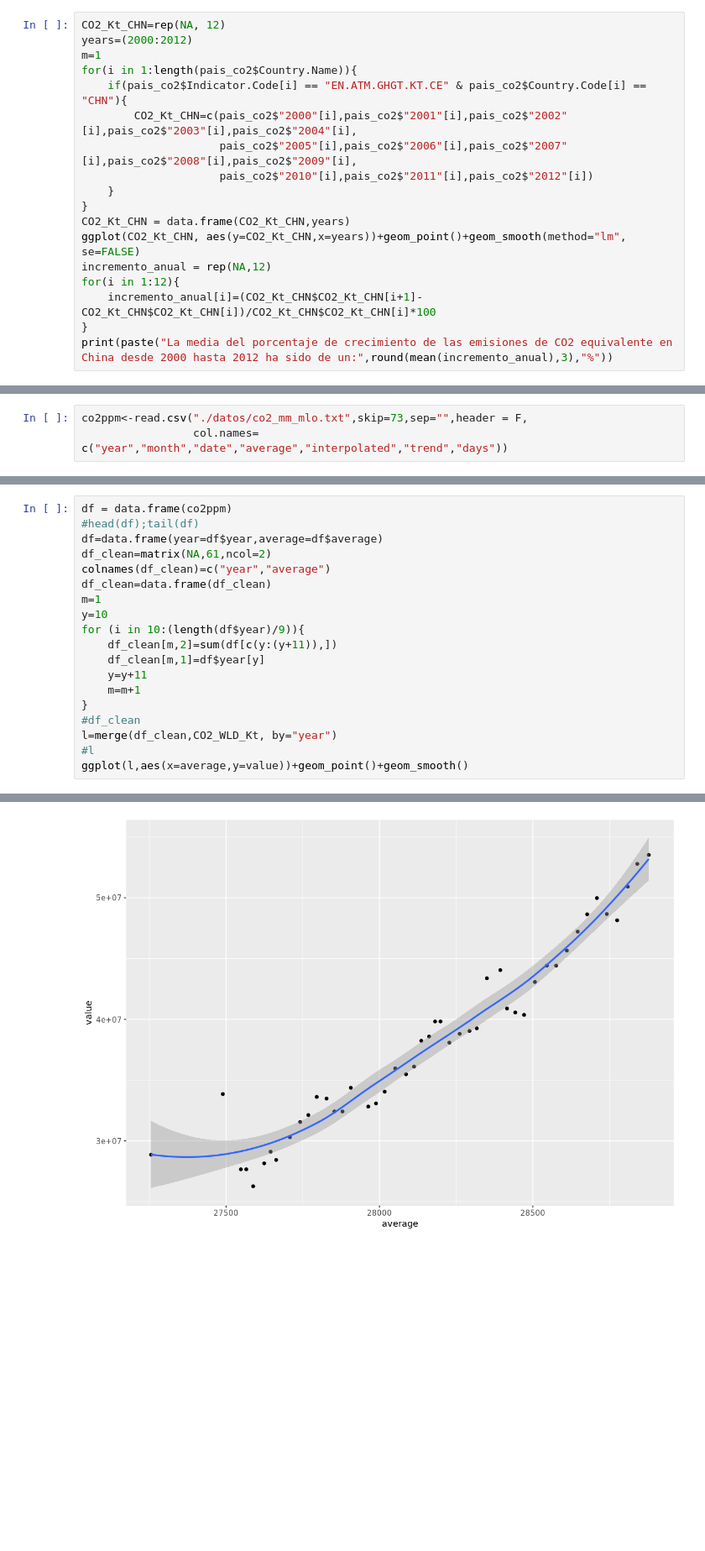
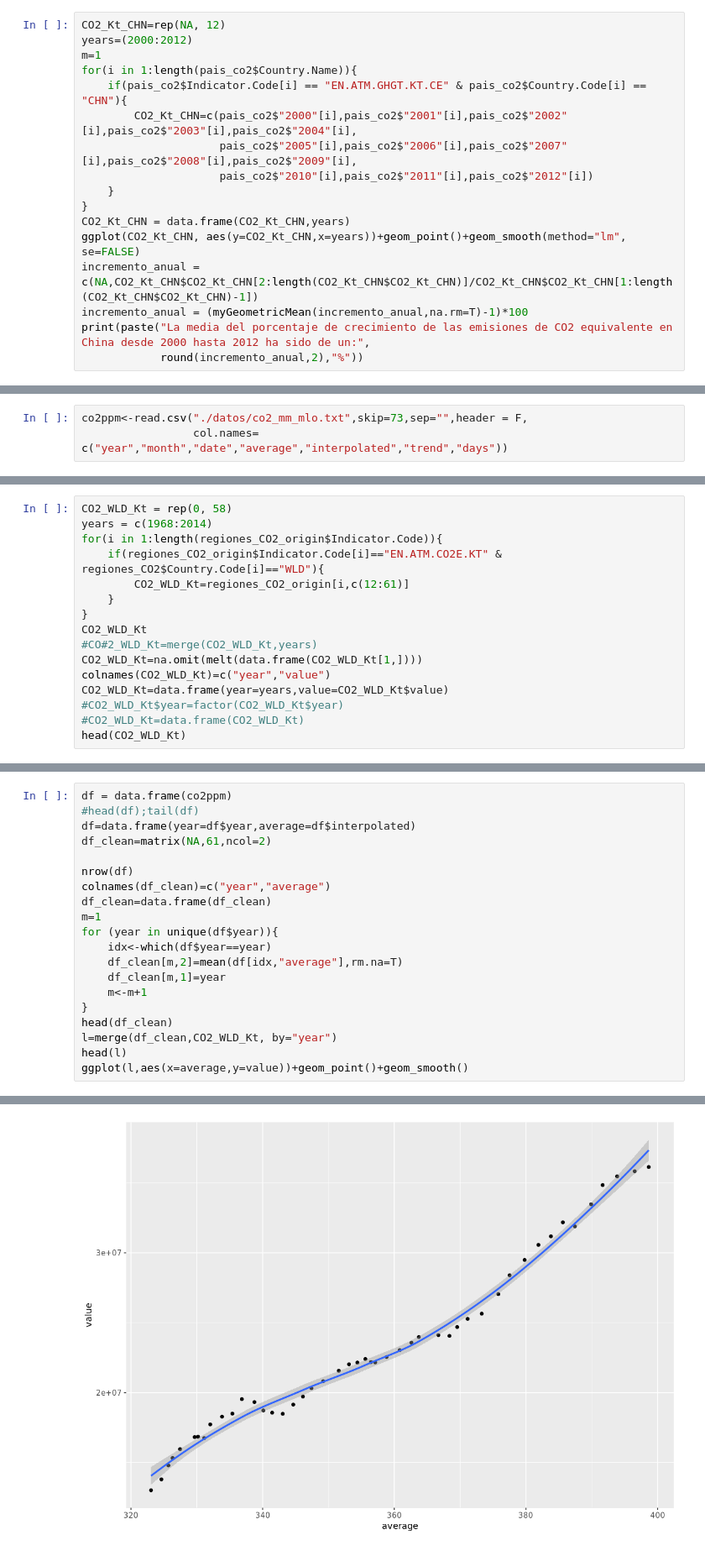
Before and after one commit to miguelcores/Data-Mining.R, a Jupyter notebook: practica/Practica1.ipynb, the cells around one changed output, grey strips where cells are left out. Shown at 84% size. Cells and saved outputs as stored; diff of their text form; blank space fills up the shorter version.

```diff
--- a/practica/Practica1.ipynb
+++ b/practica/Practica1.ipynb
@@ -244,9 +269,8 @@ for(i in 1:length(pais_co2$Country.Name)){
 }
 CO2_Kt_CHN = data.frame(CO2_Kt_CHN,years)
 ggplot(CO2_Kt_CHN, aes(y=CO2_Kt_CHN,x=years))+geom_point()+geom_smooth(method="lm", se=FALSE)
-incremento_anual = rep(NA,12)
-for(i in 1:12){
-    incremento_anual[i]=(CO2_Kt_CHN$CO2_Kt_CHN[i+1]-CO2_Kt_CHN$CO2_Kt_CHN[i])/CO2_Kt_CHN$CO2_Kt_CHN[i]*100
-}
-print(paste("La media del porcentaje de crecimiento de las emisiones de CO2 equivalente en China desde 2000 hasta 2012 ha sido de un:",round(mean(incremento_anual),3),"%"))
+incremento_anual = c(NA,CO2_Kt_CHN$CO2_Kt_CHN[2:length(CO2_Kt_CHN$CO2_Kt_CHN)]/CO2_Kt_CHN$CO2_Kt_CHN[1:length(CO2_Kt_CHN$CO2_Kt_CHN)-1])
+incremento_anual = (myGeometricMean(incremento_anual,na.rm=T)-1)*100
+print(paste("La media del porcentaje de crecimiento de las emisiones de CO2 equivalente en China desde 2000 hasta 2012 ha sido de un:",
+            round(incremento_anual,2),"%"))
 # %% [output]
@@ -524,0 +541,16 @@ colnames(CO2_WLD_Kt)=c("year","value")
+# %%
+CO2_WLD_Kt = rep(0, 58)
+years = c(1968:2014)
+for(i in 1:length(regiones_CO2_origin$Indicator.Code)){
+    if(regiones_CO2_origin$Indicator.Code[i]=="EN.ATM.CO2E.KT" & regiones_CO2$Country.Code[i]=="WLD"){
+        CO2_WLD_Kt=regiones_CO2_origin[i,c(12:61)]
+    }
+}
+CO2_WLD_Kt
+#CO#2_WLD_Kt=merge(CO2_WLD_Kt,years)
+CO2_WLD_Kt=na.omit(melt(data.frame(CO2_WLD_Kt[1,])))
+colnames(CO2_WLD_Kt)=c("year","value")
+CO2_WLD_Kt=data.frame(year=years,value=CO2_WLD_Kt$value)
+#CO2_WLD_Kt$year=factor(CO2_WLD_Kt$year)
+#CO2_WLD_Kt=data.frame(CO2_WLD_Kt)
+head(CO2_WLD_Kt)
@@ -525,20 +568,21 @@ colnames(CO2_WLD_Kt)=c("year","value")
 # %%
 df = data.frame(co2ppm)
 #head(df);tail(df)
-df=data.frame(year=df$year,average=df$average)
+df=data.frame(year=df$year,average=df$interpolated)
 df_clean=matrix(NA,61,ncol=2)
+
+nrow(df)
 colnames(df_clean)=c("year","average")
 df_clean=data.frame(df_clean)
 m=1
-y=10
-for (i in 10:(length(df$year)/9)){
-    df_clean[m,2]=sum(df[c(y:(y+11)),])
-    df_clean[m,1]=df$year[y]
-    y=y+11
-    m=m+1
+for (year in unique(df$year)){
+    idx<-which(df$year==year)
+    df_clean[m,2]=mean(df[idx,"average"],rm.na=T)
+    df_clean[m,1]=year
+    m<-m+1
 }
-#df_clean
+head(df_clean)
 l=merge(df_clean,CO2_WLD_Kt, by="year")
-#l
+head(l)
 ggplot(l,aes(x=average,y=value))+geom_point()+geom_smooth()
 # %% [output]
@@ -546,4 +605,4 @@ ggplot(l,aes(x=average,y=value))+geom_point()+geom_smooth()
-[figure, old version]
+[figure, new version]
 # %%
 print(paste("la correlacion entre la contamibnacion de los dos paises es alta con un valor de:",cor(l[,1],l[,2])))
 # %% [output]
```
Also changed, not shown: parts of 29 cells of this notebook.
